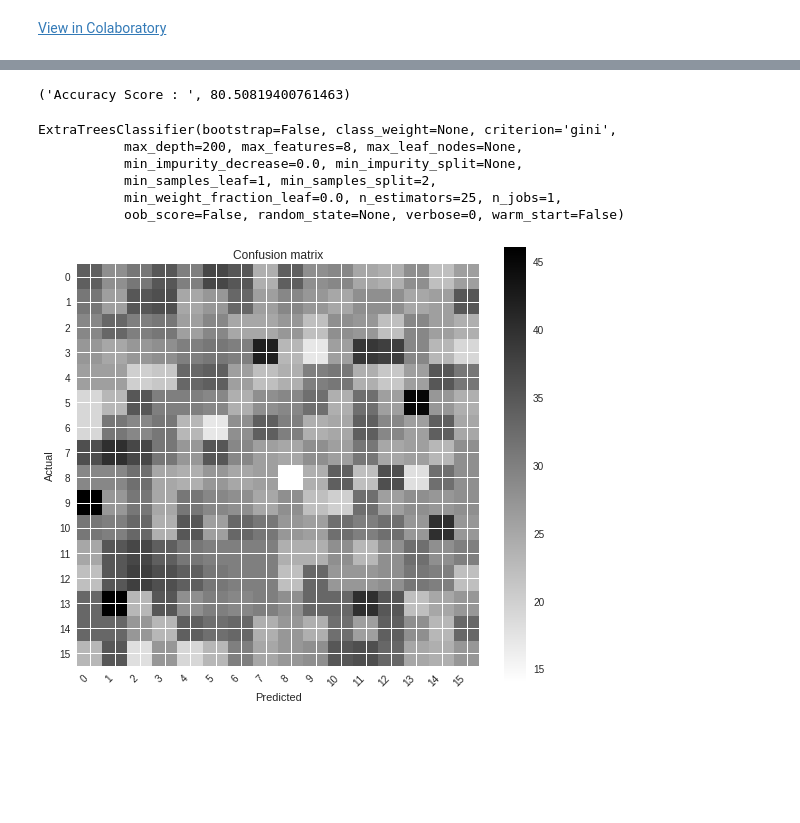
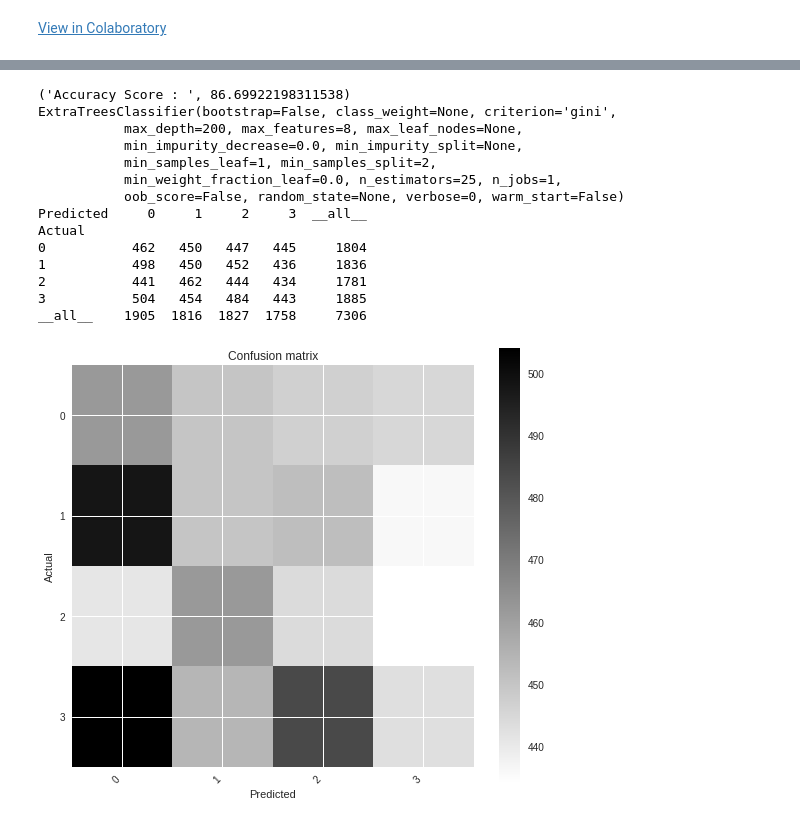
Before and after one commit to Shreyas3108/Multipath-selection-using-ML, a Jupyter notebook: TreeClass.ipynb, the cells around one changed output, grey strips where cells are left out. Cells and saved outputs as stored; diff of their text form; code cells hidden in the pictures; blank space fills up the shorter version.

```diff
--- a/TreeClass.ipynb
+++ b/TreeClass.ipynb
@@ -35,7 +16,7 @@ import seaborn as sns
 import pandas as pd
 import numpy as np
 # %%
-data = pd.read_csv('multipath.csv')
+data = pd.read_csv('mpdata.csv')
 # %%
 data.head()
 # %% [output]
@@ -88,4 +54,5 @@ inp = data[['bandwidth','input-data-rate','input-load','load-interval','output-d
 out = data['path']
 # %%
 from sklearn.cross_validation import train_test_split
-x_train , y_train , x_test , y_test = train_test_split(inp , out , test_size = 0.3)
+x_train , y_train , x_test , y_test = train_test_split(inp , out ,
+                                                       test_size = 0.3,random)
@@ -141,0 +155,11 @@ DecisionTreeClassifier(class_weight=None, criterion='entropy', max_depth=400,
+# %%
+from sklearn.linear_model import LogisticRegression
+mod = LogisticRegression(multi_class = 'multinomial' , solver='lbfgs')
+mod.fit(x_train , x_test)
+pred = mod.predict(y_train)
+y_pred = accuracy_score(y_test , pred)
+cm = ConfusionMatrix(y_test , pred)
+cm.plot()
+print('Accuracy Score : ' , y_pred*100)
+print(mod)
+print(cm)
@@ -141,0 +180,11 @@ DecisionTreeClassifier(class_weight=None, criterion='entropy', max_depth=400,
+# %%
+from sklearn.ensemble import GradientBoostingClassifier
+mod = GradientBoostingClassifier()
+mod.fit(x_train , x_test)
+pred = mod.predict(y_train)
+y_pred = accuracy_score(y_test , pred)
+cm = ConfusionMatrix(y_test , pred)
+cm.plot()
+print('Accuracy Score : ' , y_pred*100)
+print(mod)
+print(cm)
@@ -203,18 +294,26 @@ from sklearn.ensemble import ExtraTreesClassifier
 # %%
 mod3 = ExtraTreesClassifier(n_estimators= 25 , max_depth= 200 , max_features = 8 )
 mod3.fit(x_train, x_test)
 pred3 = mod3.predict(y_train)
 y_pred = accuracy_score(y_test , pred3)
 cm = ConfusionMatrix(y_test , pred3)
 cm.plot()
 print('Accuracy Score : ' , y_pred*100)
-mod3
+print(mod3)
+print(cm)
 # %% [output]
-('Accuracy Score : ', 80.50819400761463)
+('Accuracy Score : ', 86.69922198311538)
+ExtraTreesClassifier(bootstrap=False, class_weight=None, criterion='gini',
+           max_depth=200, max_features=8, max_leaf_nodes=None,
+           min_impurity_decrease=0.0, min_impurity_split=None,
+           min_samples_leaf=1, min_samples_split=2,
+           min_weight_fraction_leaf=0.0, n_estimators=25, n_jobs=1,
+           oob_score=False, random_state=None, verbose=0, warm_start=False)
+Predicted     0     1     2     3  __all__
+Actual
+0           462   450   447   445     1804
+1           498   450   452   436     1836
+2           441   462   444   434     1781
+3           504   454   484   443     1885
+__all__    1905  1816  1827  1758     7306
-ExtraTreesClassifier(bootstrap=False, class_weight=None, criterion='gini',
-           max_depth=200, max_features=8, max_leaf_nodes=None,
-           min_impurity_decrease=0.0, min_impurity_split=None,
-           min_samples_leaf=1, min_samples_split=2,
-           min_weight_fraction_leaf=0.0, n_estimators=25, n_jobs=1,
-           oob_score=False, random_state=None, verbose=0, warm_start=False)
-[figure, old version]
+[figure, new version]
```
Also changed, not shown: parts of 26 cells of this notebook.
